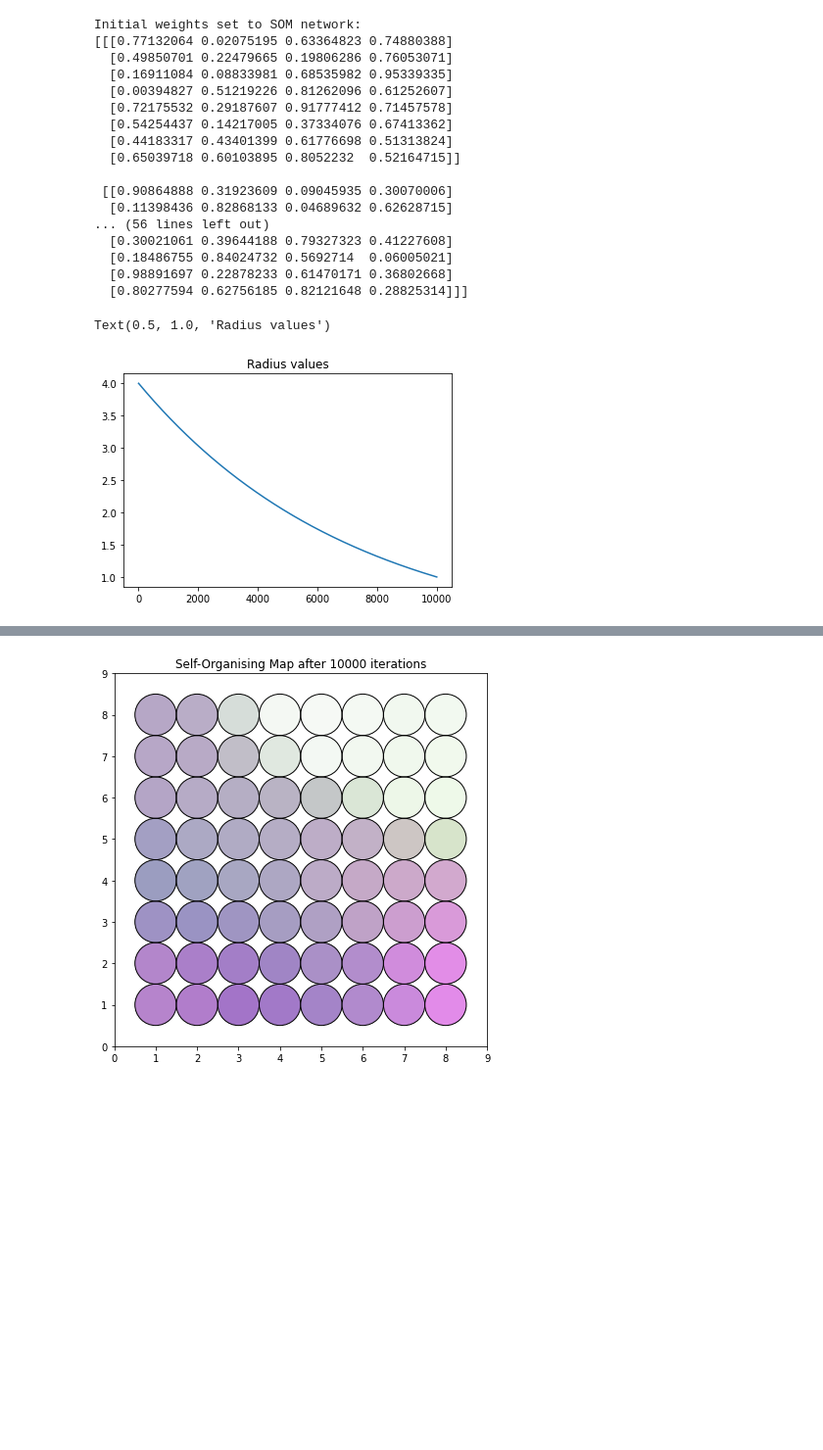
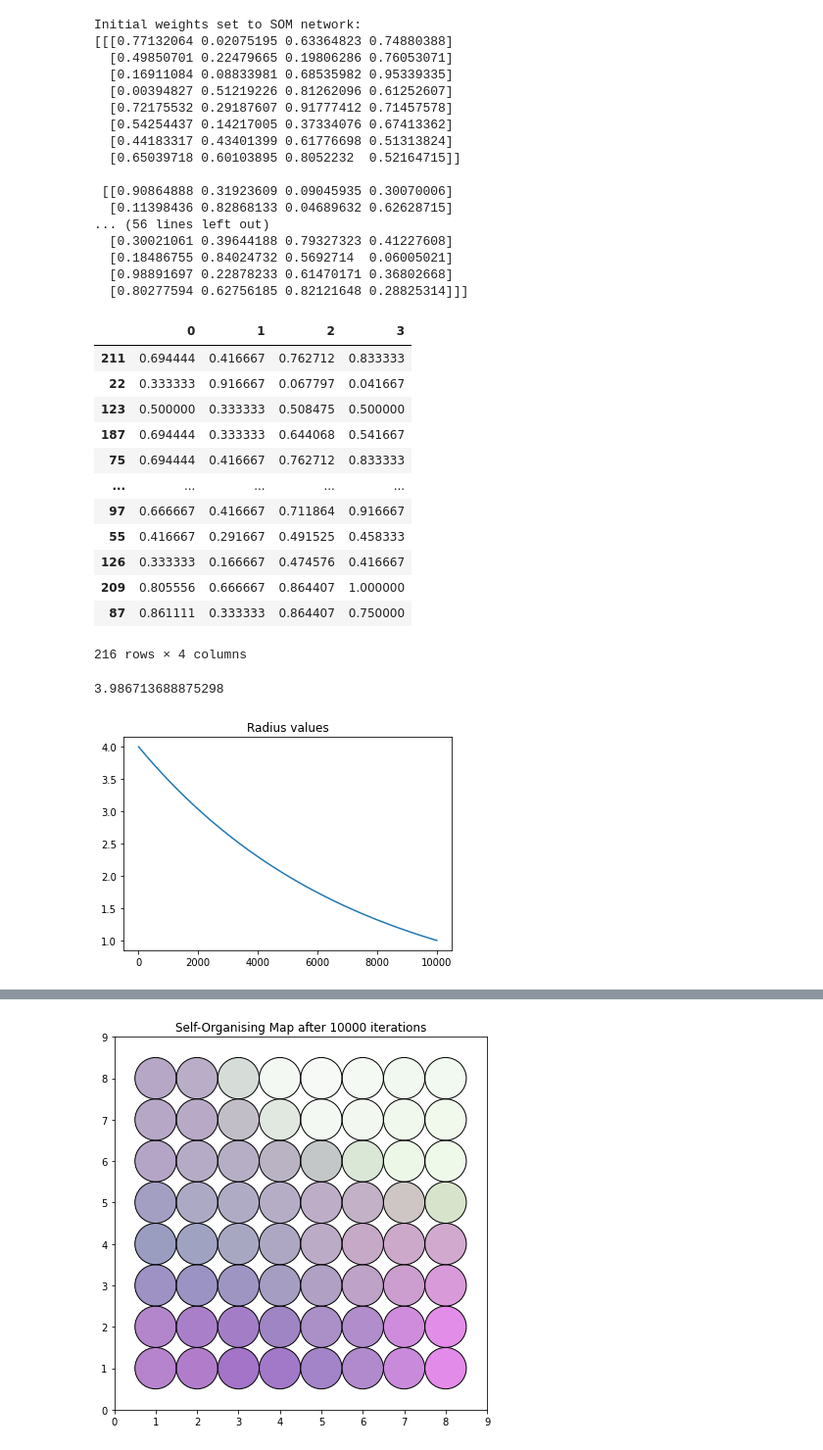
Before and after one commit to MarosMajk/DataScience, a Jupyter notebook: SOM-Models/SOM-Model.ipynb, the cells around one changed output, grey strips where cells are left out. Shown at 98% size. Drawn from its saved outputs; the diff is of its cells as text; code cells hidden in the pictures; blank space fills up the shorter version.

```diff
--- a/SOM-Models/SOM-Model.ipynb
+++ b/SOM-Models/SOM-Model.ipynb
@@ -214,6 +219,22 @@ def find_best_matching_Unit(data_point):
 
     bmu = som_net[bmu_pos[0], bmu_pos[1], :].reshape(1, 4)
     return (bmu, bmu_pos)
+# %%
+df_scaled
+# %% [output]
+|  | 0 | 1 | 2 | 3 |
+| 211 | 0.694444 | 0.416667 | 0.762712 | 0.833333 |
+| 22 | 0.333333 | 0.916667 | 0.067797 | 0.041667 |
+| 123 | 0.500000 | 0.333333 | 0.508475 | 0.500000 |
+| 187 | 0.694444 | 0.333333 | 0.644068 | 0.541667 |
+| 75 | 0.694444 | 0.416667 | 0.762712 | 0.833333 |
+| ... | ... | ... | ... | ... |
+| 97 | 0.666667 | 0.416667 | 0.711864 | 0.916667 |
+| 55 | 0.416667 | 0.291667 | 0.491525 | 0.458333 |
+| 126 | 0.333333 | 0.166667 | 0.474576 | 0.416667 |
+| 209 | 0.805556 | 0.666667 | 0.864407 | 1.000000 |
+| 87 | 0.861111 | 0.333333 | 0.864407 | 0.750000 |
+216 rows × 4 columns
 # %%
 def neighbourhood_function(bmu_location, selected_node_location, radius):
     euclidien_dist_to_bmu = calculate_euclidian_dis(bmu_location, selected_node_location)
@@ -246,11 +267,11 @@ for i in range(epochs):
                 new_w = w + (new_learning_rate * influence * (data_point - w))
                 som_net[x, y, :] = new_w.reshape(1, 4)
 # %%
-from matplotlib import pyplot as plt
 plt.plot(rad_values)
 plt.title('Radius values')
+print(rad_values[25])
 # %% [output]
-Text(0.5, 1.0, 'Radius values')
+3.986713688875298
 [figure]
 # %%
 plt.plot(learn_rates_values)
```
Also changed, not shown: parts of 9 cells of this notebook, 16 other files.
